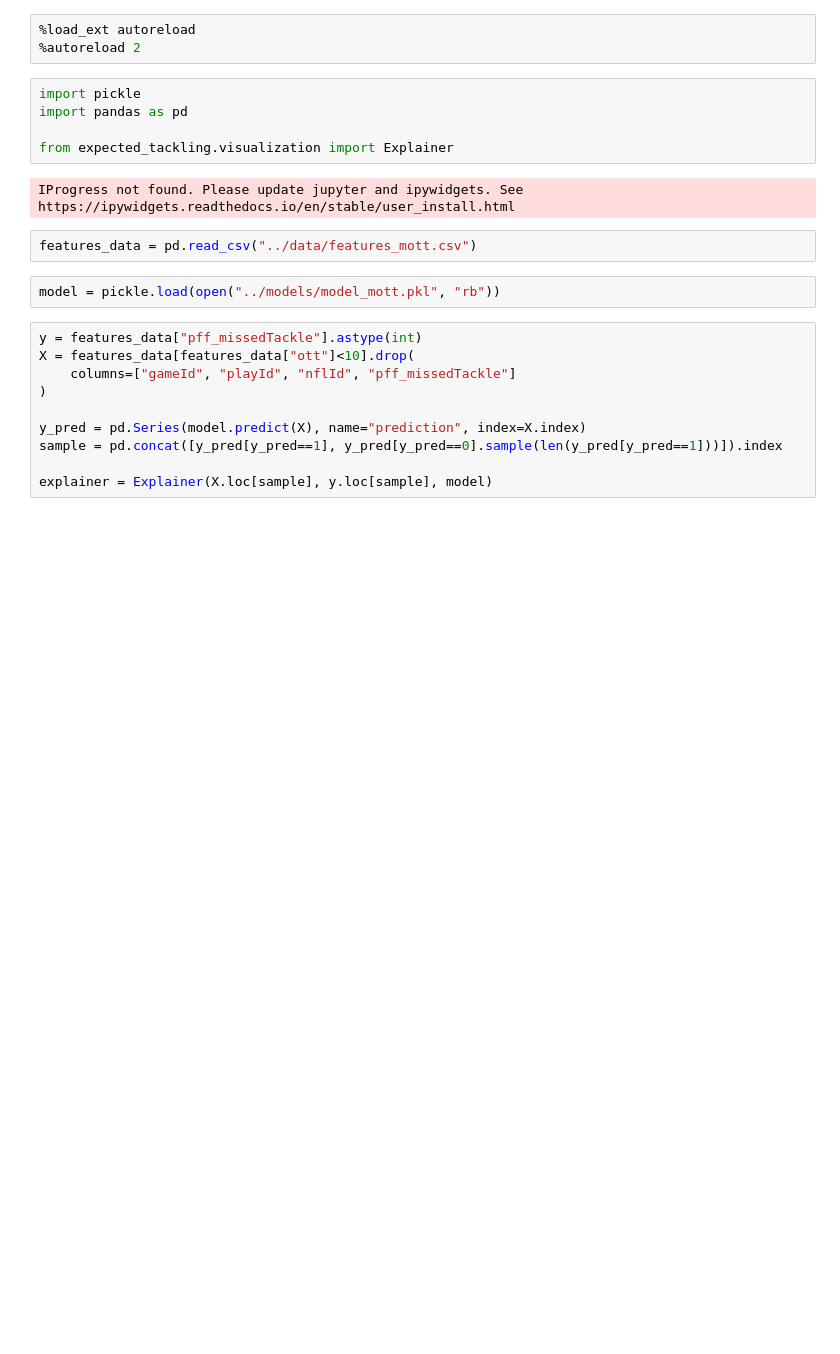
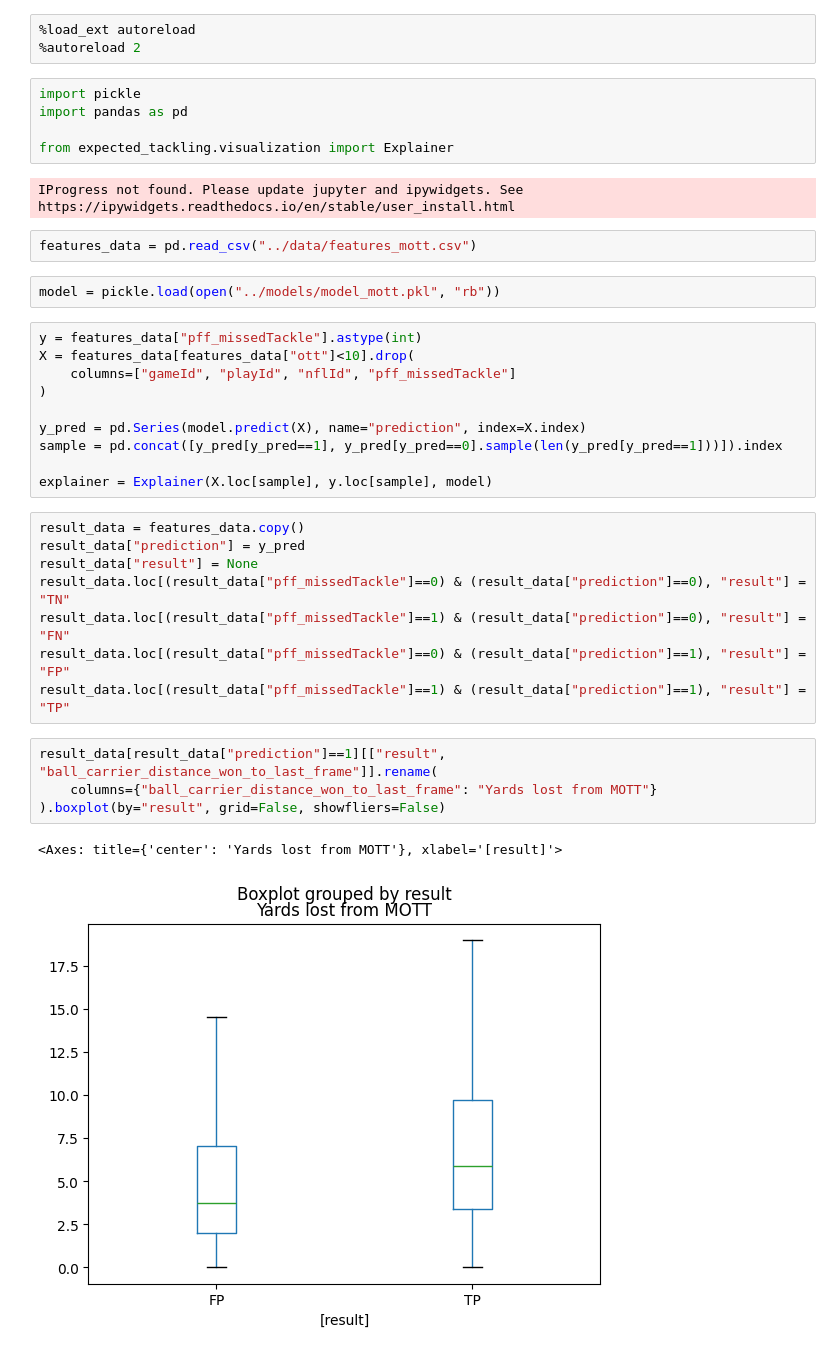
Before and after one commit to MLecardonnel/ExpectedTackling, a Jupyter notebook: notebooks/explaination_mott.ipynb, the cells around one changed output. Drawn from its saved outputs; the diff is of its cells as text; blank space fills up the shorter version.

```diff
--- a/notebooks/explaination_mott.ipynb
+++ b/notebooks/explaination_mott.ipynb
@@ -22,6 +22,21 @@ y_pred = pd.Series(model.predict(X), name="prediction", index=X.index)
 sample = pd.concat([y_pred[y_pred==1], y_pred[y_pred==0].sample(len(y_pred[y_pred==1]))]).index
 
 explainer = Explainer(X.loc[sample], y.loc[sample], model)
+# %%
+result_data = features_data.copy()
+result_data["prediction"] = y_pred
+result_data["result"] = None
+result_data.loc[(result_data["pff_missedTackle"]==0) & (result_data["prediction"]==0), "result"] = "TN"
+result_data.loc[(result_data["pff_missedTackle"]==1) & (result_data["prediction"]==0), "result"] = "FN"
+result_data.loc[(result_data["pff_missedTackle"]==0) & (result_data["prediction"]==1), "result"] = "FP"
+result_data.loc[(result_data["pff_missedTackle"]==1) & (result_data["prediction"]==1), "result"] = "TP"
+# %%
+result_data[result_data["prediction"]==1][["result", "ball_carrier_distance_won_to_last_frame"]].rename(
+    columns={"ball_carrier_distance_won_to_last_frame": "Yards lost from MOTT"}
+).boxplot(by="result", grid=False, showfliers=False)
+# %% [output]
+<Axes: title={'center': 'Yards lost from MOTT'}, xlabel='[result]'>
+[figure, added]
 # %%
 explainer.plot_contributions_examples(
     ["ott", "mean_distance_to_ball_carrier_from_peak", "ball_carrier_distance_won_to_last_frame", "tackle_or_assist"],
```
Also changed, not shown: parts of 2 cells of this notebook, 6 other files.
